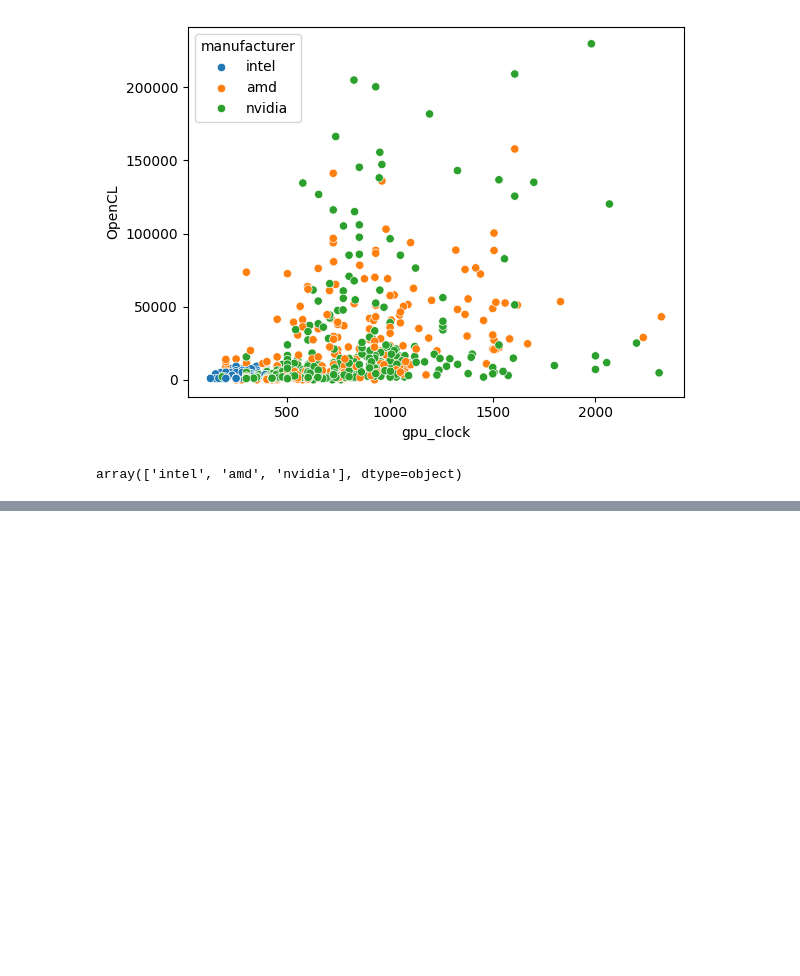
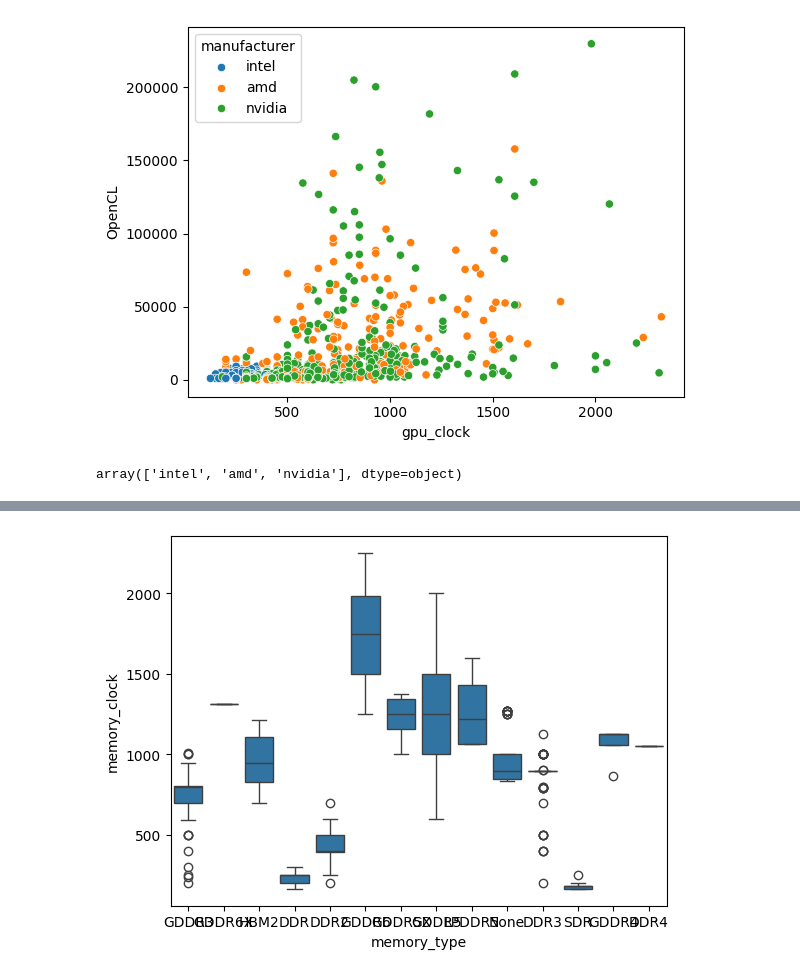
Before and after one commit to DylanHartmann/CDS-301-Project, a Jupyter notebook: visualizations.ipynb, the cells around one changed output, grey strips where cells are left out. Cells and saved outputs as stored; diff of their text form; code cells hidden in the pictures; blank space fills up the shorter version.

```diff
--- a/visualizations.ipynb
+++ b/visualizations.ipynb
@@ -389,0 +470,7 @@ array(['nvidia', 'amd', 'apple', 'qualcomm', 'intel', 'other', 'arm',
+# %%
+# Plot 3
+
+sns.boxplot(final, x="memory_type", y="memory_clock")
+plt.show()
+# %% [output]
+[figure, added]
```
Also changed, not shown: parts of 21 cells of this notebook.
